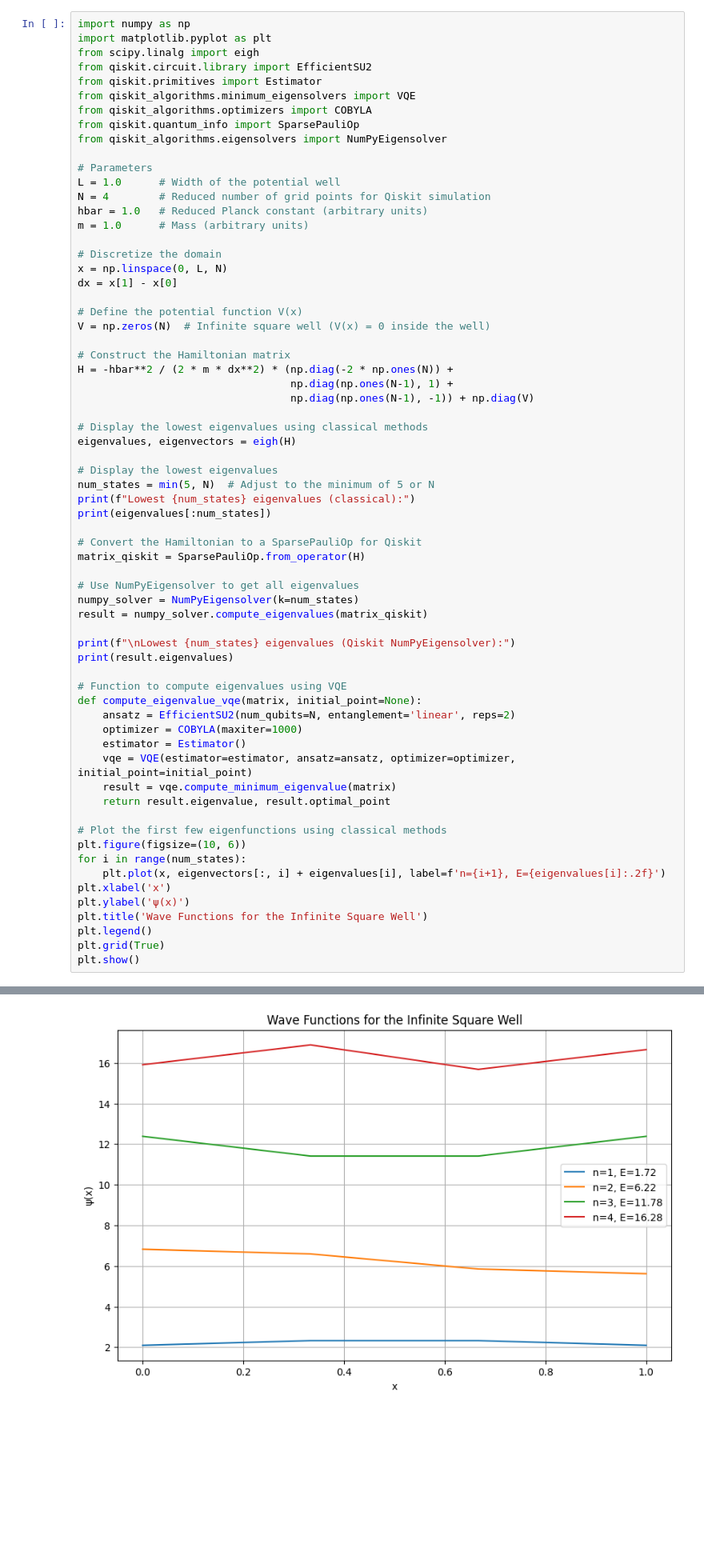
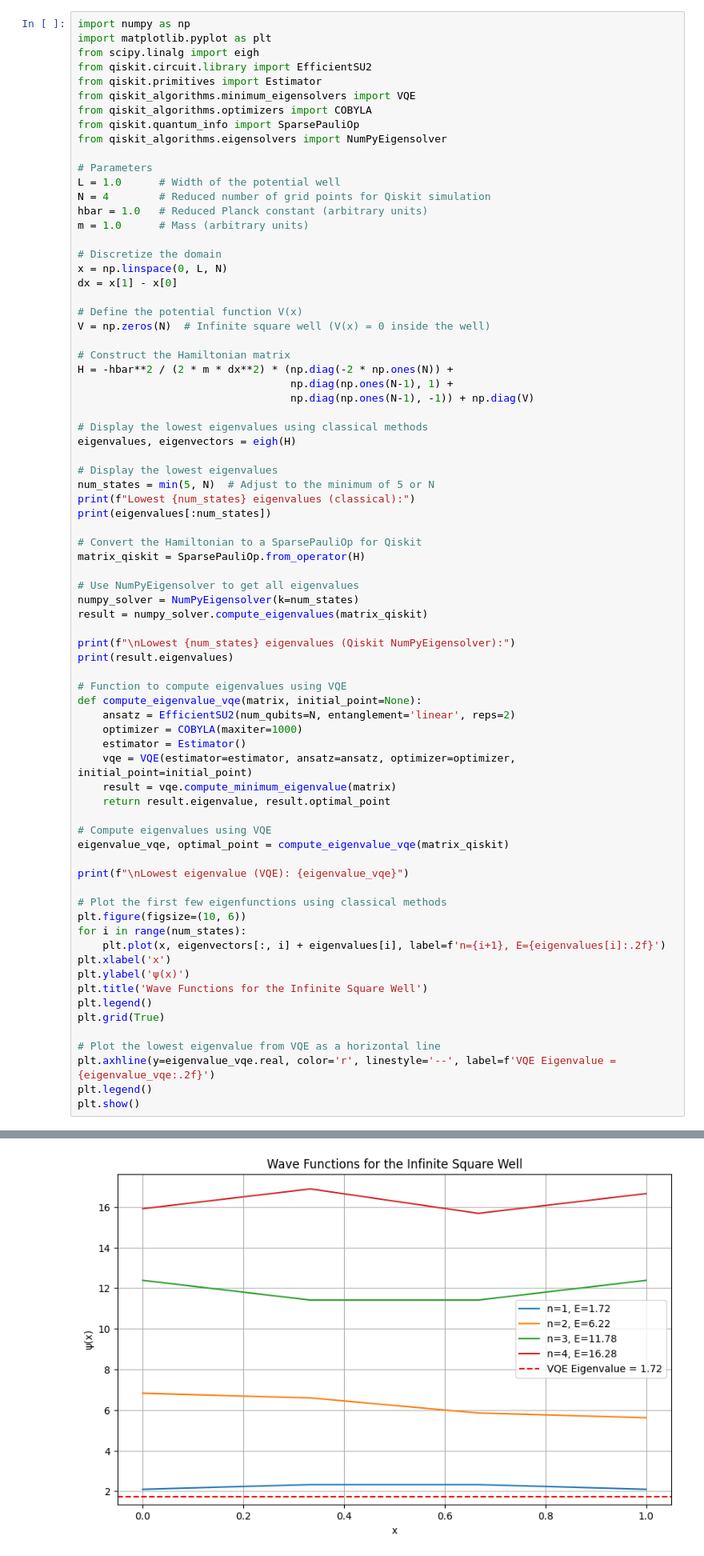
Before and after one commit to wizardwithcodehazard/Qiskit_Schrodinger-sSecondOrderDifferentialEquationTimeIndependent, a Jupyter notebook: Schrodinger'sTimeIndependentEquationQiskit.ipynb, the cells around one changed output, grey strips where cells are left out. Shown at 80% size. Drawn from its saved outputs; the diff is of its cells as text; blank space fills up the shorter version.

```diff
--- a/Schrodinger'sTimeIndependentEquationQiskit.ipynb
+++ b/Schrodinger'sTimeIndependentEquationQiskit.ipynb
@@ -219,6 +227,11 @@ def compute_eigenvalue_vqe(matrix, initial_point=None):
     result = vqe.compute_minimum_eigenvalue(matrix)
     return result.eigenvalue, result.optimal_point
 
+# Compute eigenvalues using VQE
+eigenvalue_vqe, optimal_point = compute_eigenvalue_vqe(matrix_qiskit)
+
+print(f"\nLowest eigenvalue (VQE): {eigenvalue_vqe}")
+
 # Plot the first few eigenfunctions using classical methods
 plt.figure(figsize=(10, 6))
 for i in range(num_states):
@@ -228,6 +241,10 @@ plt.ylabel('ψ(x)')
 plt.title('Wave Functions for the Infinite Square Well')
 plt.legend()
 plt.grid(True)
+
+# Plot the lowest eigenvalue from VQE as a horizontal line
+plt.axhline(y=eigenvalue_vqe.real, color='r', linestyle='--', label=f'VQE Eigenvalue = {eigenvalue_vqe:.2f}')
+plt.legend()
 plt.show()
 # %% [output]
 Lowest 4 eigenvalues (classical):
@@ -238 +256 @@ Lowest 4 eigenvalues (Qiskit NumPyEigensolver):
-[figure, old version]
+[figure, new version]
```
Also changed, not shown: parts of 6 cells of this notebook.
